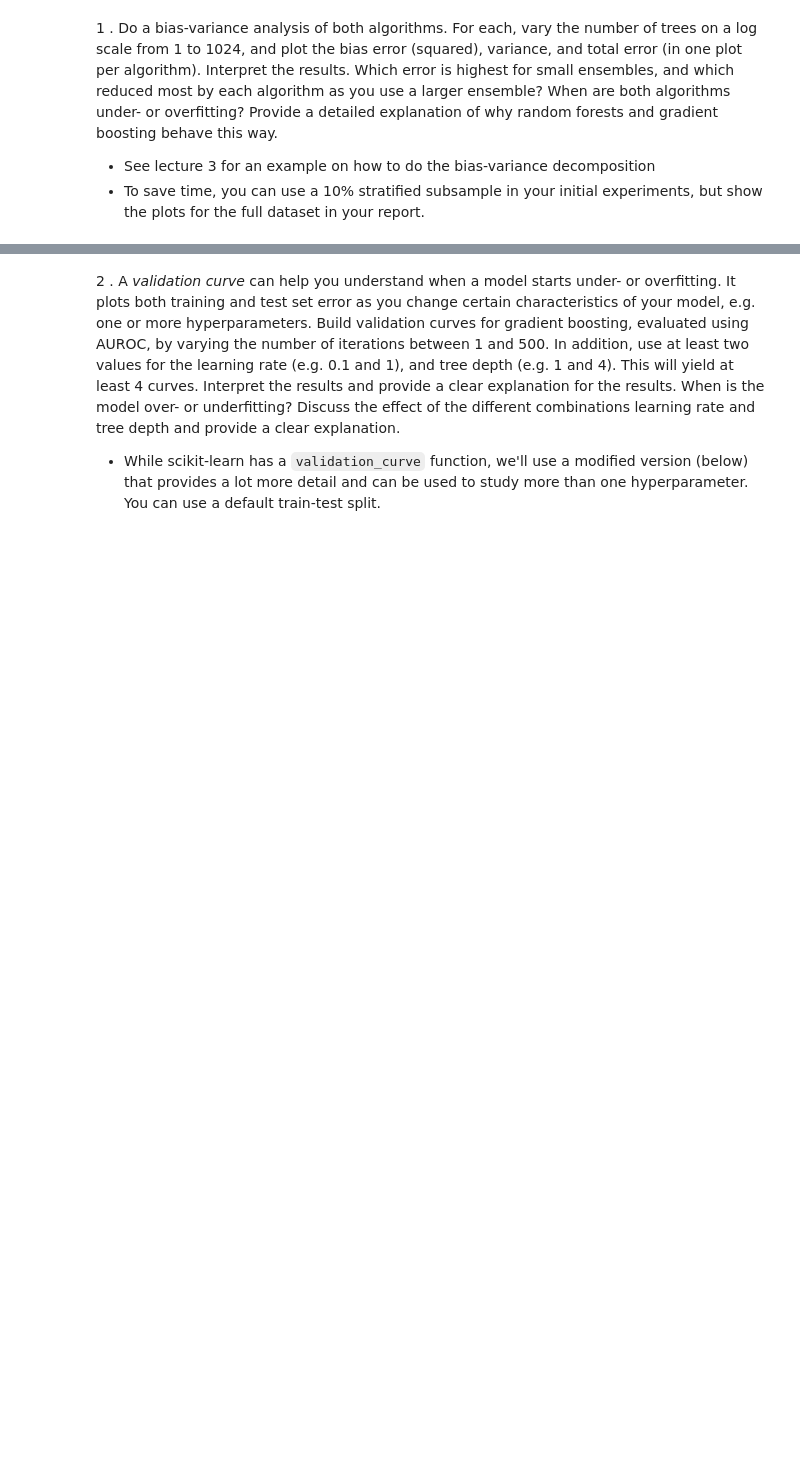
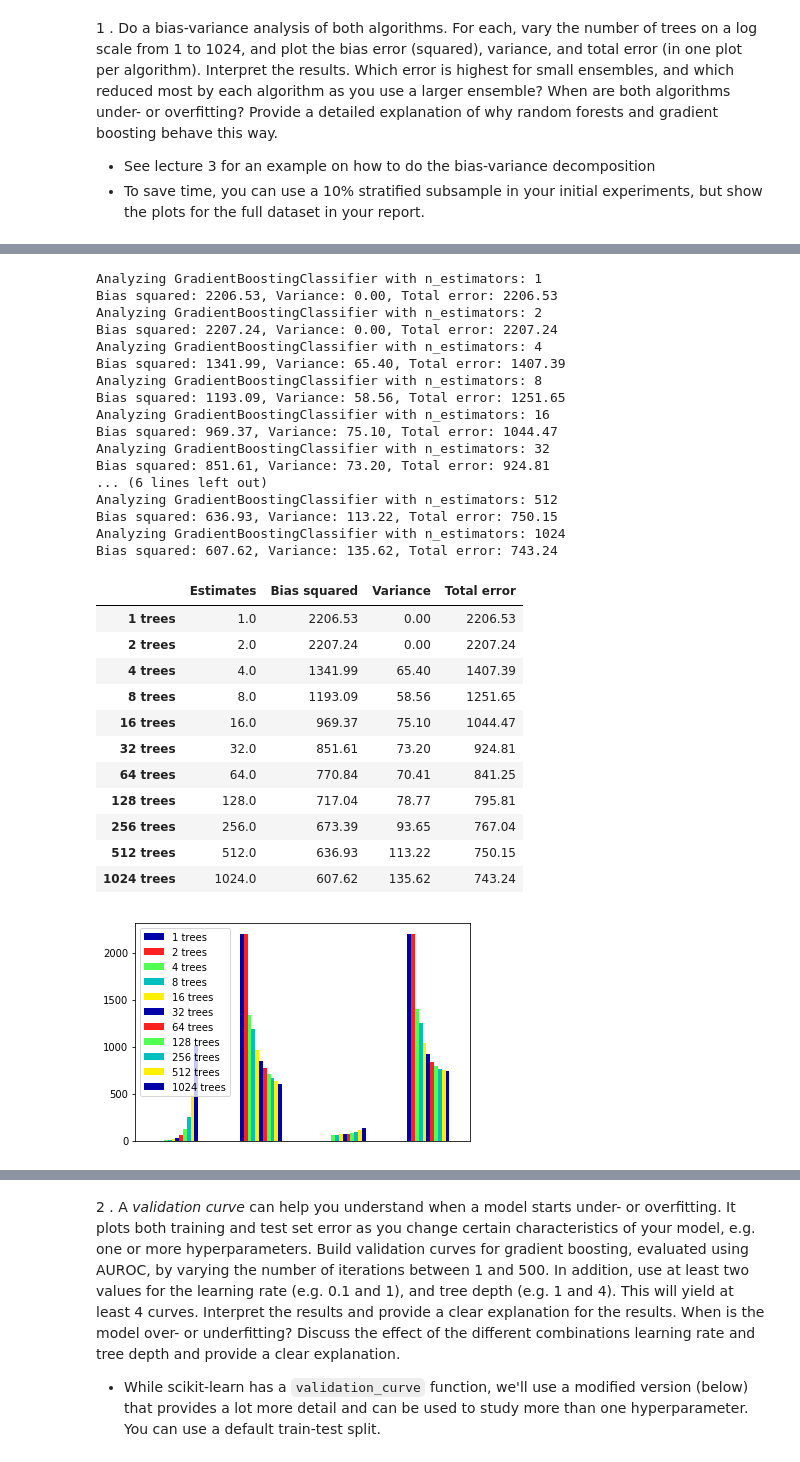
Before and after one commit to romanovar/ML, a Jupyter notebook: Assignment 1.ipynb, the cells around one changed output, grey strips where cells are left out. Saved outputs shown, nothing was run; the diff lists cells and outputs as text; code cells hidden in the pictures; blank space fills up the shorter version.

```diff
--- a/Assignment 1.ipynb
+++ b/Assignment 1.ipynb
@@ -728,0 +861,71 @@ pd.DataFrame(y).plot(figsize=(20,1));
+# %%
+from sklearn.ensemble import GradientBoostingClassifier
+
+scores = pd.DataFrame(columns=['Estimates', 'Bias squared', 'Variance', 'Total error'])
+
+for estimate in estimates:
+    print("Analyzing GradientBoostingClassifier with n_estimators: " + str(estimate))
+
+    gradient = GradientBoostingClassifier(n_estimators = estimate, random_state=2)
+
+    # Store sample predictions
+    gradient_all_pred = [[] for _ in range(len(y))]
+
+    # Bootstraps
+    n_repeat = 100
+    shuffle_split = ShuffleSplit(test_size=0.33, n_splits=n_repeat)
+
+    # Train classifier on each bootstrap and score predictions
+    for i, (train_index, test_index) in enumerate(shuffle_split.split(X)):
+        X_train, X_test = X[train_index], X[test_index]
+        y_train, y_test = y[train_index], y[test_index]
+
+        # RandomForest
+        gradient.fit(X_train, y_train)
+        y_gradient_pred = gradient.predict(X_test)
+
+        # Store predictions
+        for i,index in enumerate(test_index):
+            gradient_all_pred[index].append(y_gradient_pred[i])
+
+    pd.to_pickle(gradient_all_pred, 'GB_Predictions_' + str(estimate) + '.pkl')
+
+    calc_print_bias_variance(gradient_all_pred, str(estimate) + ' trees', estimate)
+
+# Showing the results
+display(scores)
+scores = scores.T
+ax = scores.plot(kind='bar')
+ax.set_xticks([])
+plt.legend(loc='best');
+# %% [output]
+Analyzing GradientBoostingClassifier with n_estimators: 1
+Bias squared: 2206.53, Variance: 0.00, Total error: 2206.53
+Analyzing GradientBoostingClassifier with n_estimators: 2
+Bias squared: 2207.24, Variance: 0.00, Total error: 2207.24
+Analyzing GradientBoostingClassifier with n_estimators: 4
+Bias squared: 1341.99, Variance: 65.40, Total error: 1407.39
+Analyzing GradientBoostingClassifier with n_estimators: 8
+Bias squared: 1193.09, Variance: 58.56, Total error: 1251.65
+Analyzing GradientBoostingClassifier with n_estimators: 16
+Bias squared: 969.37, Variance: 75.10, Total error: 1044.47
+Analyzing GradientBoostingClassifier with n_estimators: 32
+Bias squared: 851.61, Variance: 73.20, Total error: 924.81
+... (6 lines left out)
+Analyzing GradientBoostingClassifier with n_estimators: 512
+Bias squared: 636.93, Variance: 113.22, Total error: 750.15
+Analyzing GradientBoostingClassifier with n_estimators: 1024
+Bias squared: 607.62, Variance: 135.62, Total error: 743.24
+|  | Estimates | Bias squared | Variance | Total error |
+| 1 trees | 1.0 | 2206.53 | 0.00 | 2206.53 |
+| 2 trees | 2.0 | 2207.24 | 0.00 | 2207.24 |
+| 4 trees | 4.0 | 1341.99 | 65.40 | 1407.39 |
+| 8 trees | 8.0 | 1193.09 | 58.56 | 1251.65 |
+| 16 trees | 16.0 | 969.37 | 75.10 | 1044.47 |
+| 32 trees | 32.0 | 851.61 | 73.20 | 924.81 |
+| 64 trees | 64.0 | 770.84 | 70.41 | 841.25 |
+| 128 trees | 128.0 | 717.04 | 78.77 | 795.81 |
+| 256 trees | 256.0 | 673.39 | 93.65 | 767.04 |
+| 512 trees | 512.0 | 636.93 | 113.22 | 750.15 |
+| 1024 trees | 1024.0 | 607.62 | 135.62 | 743.24 |
+[figure, added]
```
Also changed, not shown: parts of 5 cells of this notebook.
